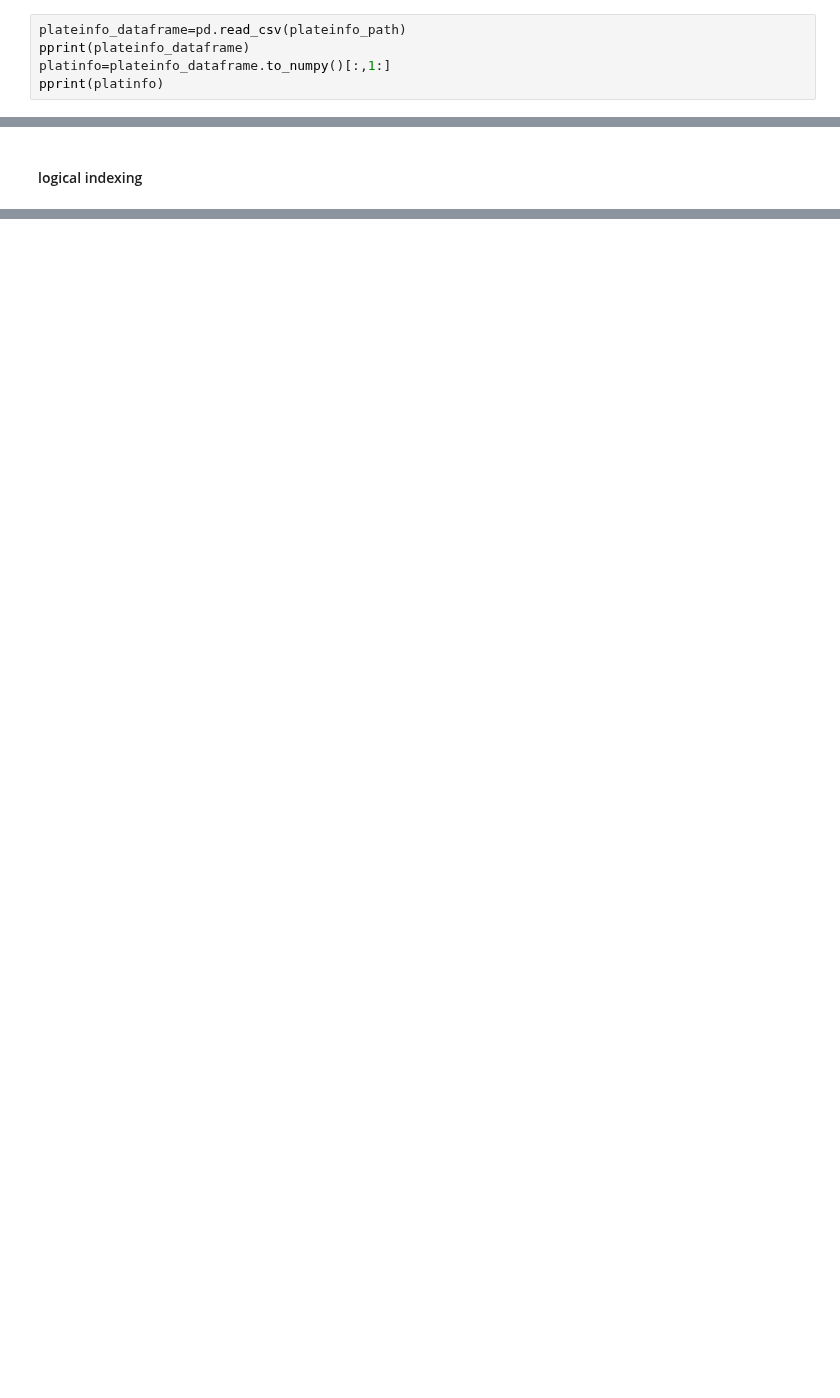
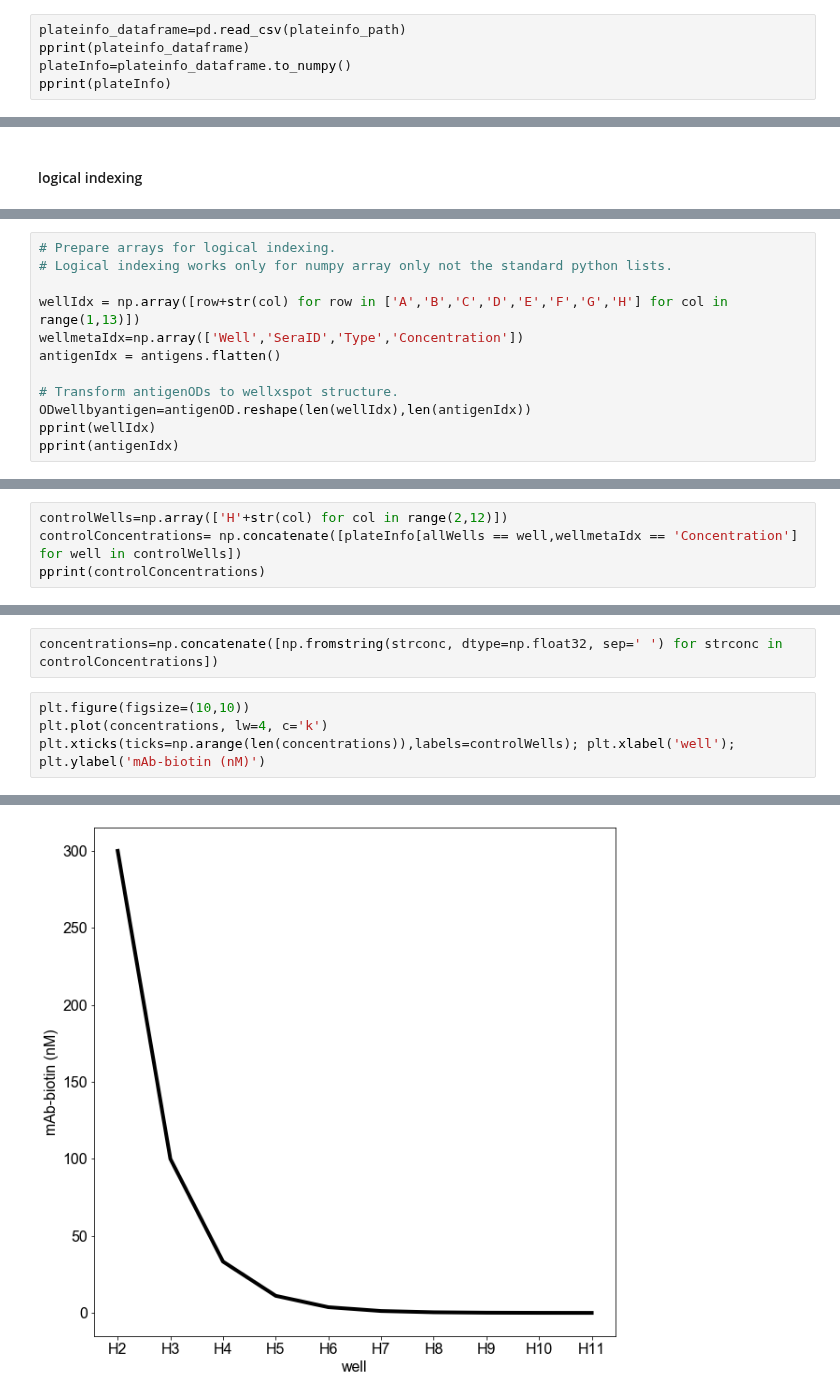
Before and after one commit to mehta-lab/multiSero, a Jupyter notebook: notebooks_interpretation/20200115_plate4_AEP_Feb3_6mousesera.ipynb, the cells around one changed output, grey strips where cells are left out. Cells and saved outputs as stored; diff of their text form; blank space fills up the shorter version.

Commit message:
new notebook uses data where ODs of all spots are read. Controls are looking good!

```diff
--- a/notebooks_interpretation/20200115_plate4_AEP_Feb3_6mousesera.ipynb
+++ b/notebooks_interpretation/20200115_plate4_AEP_Feb3_6mousesera.ipynb
@@ -23,8 +27,8 @@ antigenOD_path=r'/Volumes/GoogleDrive/My Drive/ELISAarrayReader/images_scienion/
 # %%
 plateinfo_dataframe=pd.read_csv(plateinfo_path)
 pprint(plateinfo_dataframe)
-platinfo=plateinfo_dataframe.to_numpy()[:,1:]
-pprint(platinfo)
+plateInfo=plateinfo_dataframe.to_numpy()
+pprint(plateInfo)
 # %% [output]
    Well     Sera ID              Type  Dilution
 0    A1     Mouse 1        Diagnostic      1:50
@@ -148,0 +153,12 @@ array([[[1.48690358,        nan, 1.88054858, 2.58605292, 1.28097541,
+# %%
+# Prepare arrays for logical indexing.
+# Logical indexing works only for numpy array only not the standard python lists.
+
+wellIdx = np.array([row+str(col) for row in ['A','B','C','D','E','F','G','H'] for col in range(1,13)])
+wellmetaIdx=np.array(['Well','SeraID','Type','Concentration'])
+antigenIdx = antigens.flatten()
+
+# Transform antigenODs to wellxspot structure.
+ODwellbyantigen=antigenOD.reshape(len(wellIdx),len(antigenIdx))
+pprint(wellIdx)
+pprint(antigenIdx)
@@ -148,0 +186,4 @@ array([[[1.48690358,        nan, 1.88054858, 2.58605292, 1.28097541,
+# %%
+controlWells=np.array(['H'+str(col) for col in range(2,12)])
+controlConcentrations= np.concatenate([plateInfo[allWells == well,wellmetaIdx == 'Concentration'] for well in controlWells])
+pprint(controlConcentrations)
@@ -148,0 +193,7 @@ array([[[1.48690358,        nan, 1.88054858, 2.58605292, 1.28097541,
+# %%
+concentrations=np.concatenate([np.fromstring(strconc, dtype=np.float32, sep=' ') for strconc in controlConcentrations])
+# %%
+plt.figure(figsize=(10,10))
+plt.plot(concentrations, lw=4, c='k')
+plt.xticks(ticks=np.arange(len(concentrations)),labels=controlWells); plt.xlabel('well'); plt.ylabel('mAb-biotin (nM)')
+# %% [output]
@@ -148,0 +201 @@ array([[[1.48690358,        nan, 1.88054858, 2.58605292, 1.28097541,
+[figure, added]
```
Also changed, not shown: parts of 17 cells of this notebook.
